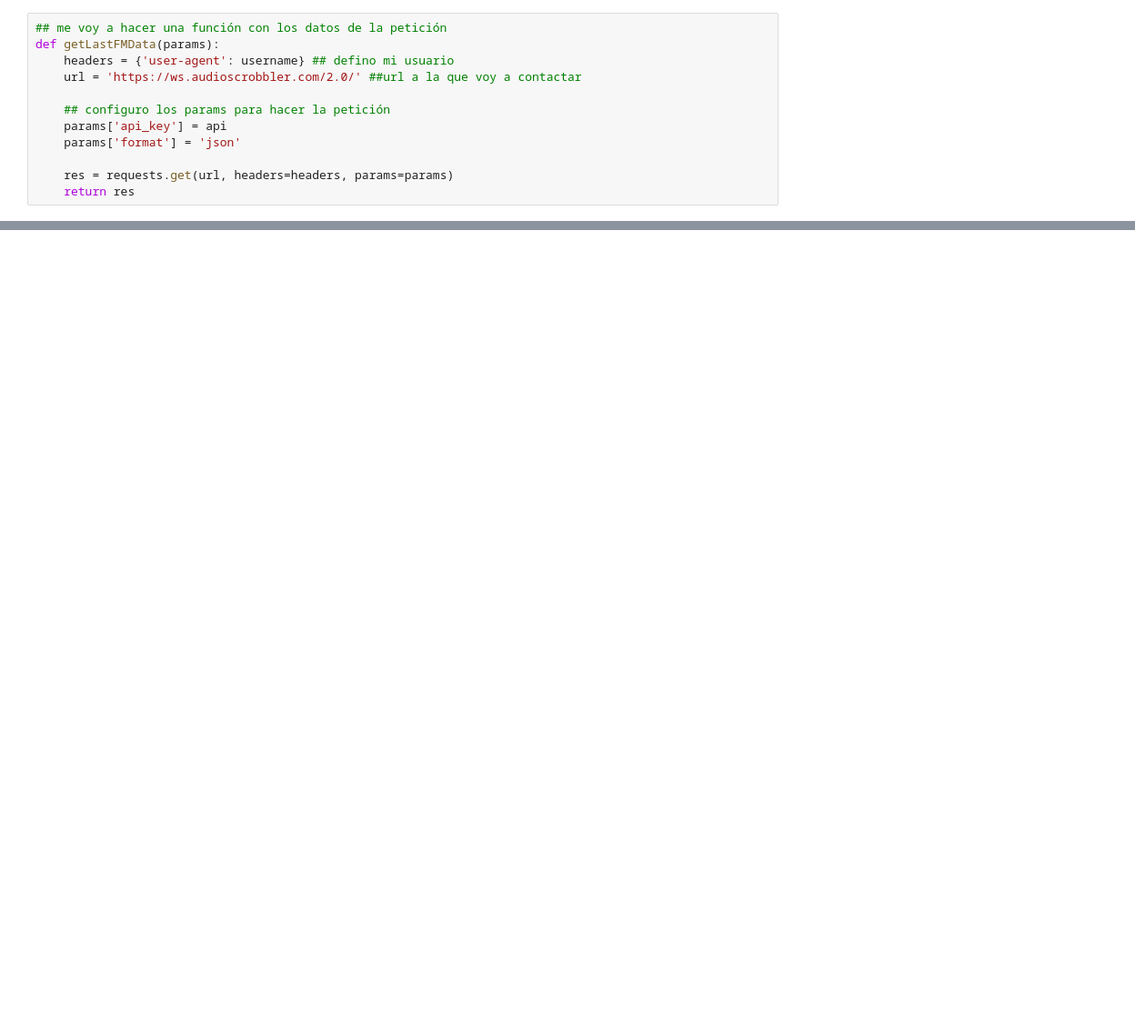
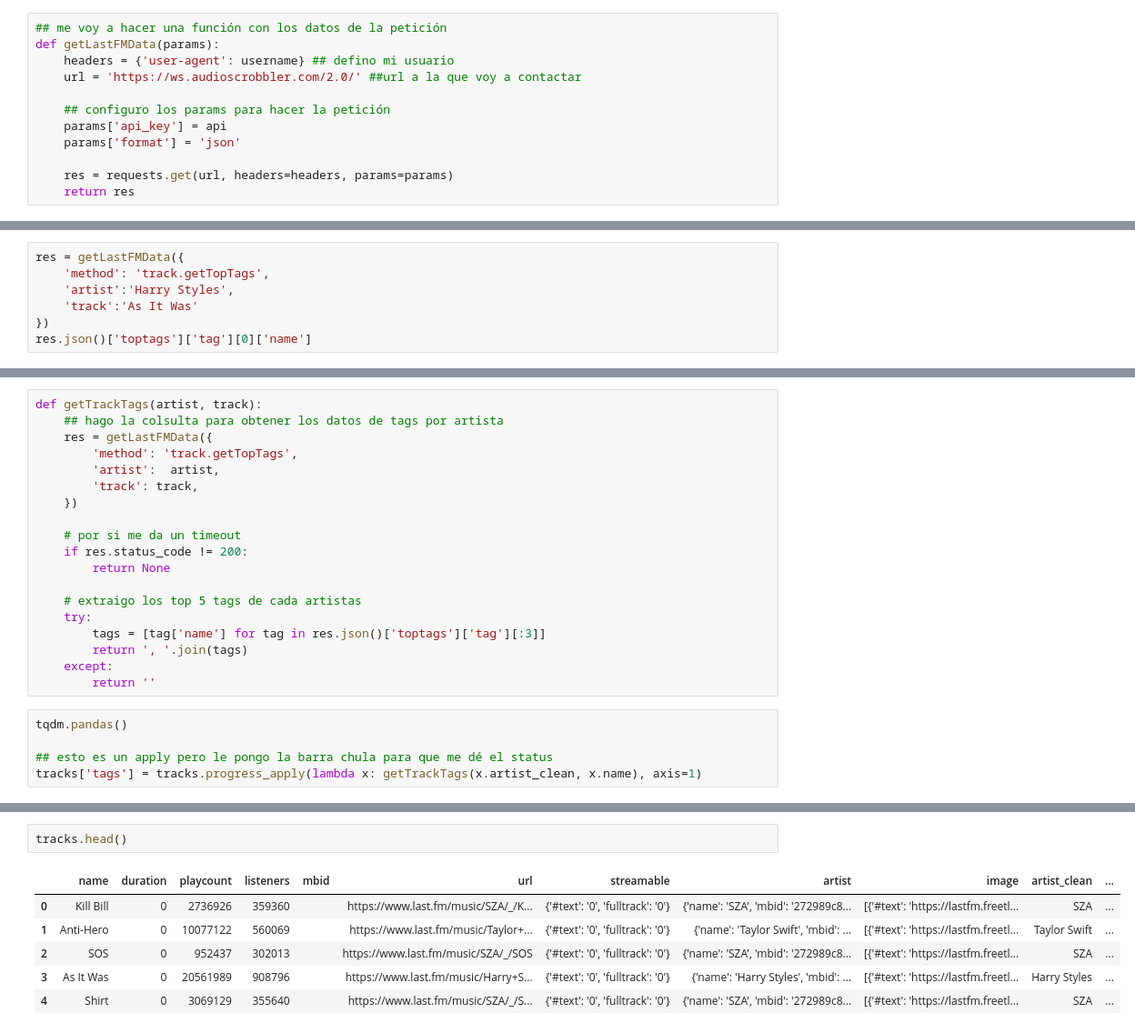
Before and after one commit to Ironhack-Data-Madrid-PartTime-Oct22/lab-APIs, a Jupyter notebook: solutions.ipynb, the cells around one changed output, grey strips where cells are left out. Shown: that part at 91% size. Saved outputs shown, nothing was run; the diff lists cells and outputs as text; blank space fills up the shorter version.

```diff
--- a/solutions.ipynb
+++ b/solutions.ipynb
@@ -171,0 +265,7 @@ artists.to_csv('artists_with_tags.csv')
+# %%
+res = getLastFMData({
+    'method': 'track.getTopTags',
+    'artist':'Harry Styles',
+    'track':'As It Was'
+})
+res.json()['toptags']['tag'][0]['name']
@@ -171,0 +278,24 @@ artists.to_csv('artists_with_tags.csv')
+# %%
+def getTrackTags(artist, track):
+    ## hago la colsulta para obtener los datos de tags por artista
+    res = getLastFMData({
+        'method': 'track.getTopTags',
+        'artist':  artist,
+        'track': track,
+    })
+
+    # por si me da un timeout
+    if res.status_code != 200:
+        return None
+
+    # extraigo los top 5 tags de cada artistas
+    try:
+        tags = [tag['name'] for tag in res.json()['toptags']['tag'][:3]]
+        return ', '.join(tags)
+    except:
+        return ''
+# %%
+tqdm.pandas()
+
+## esto es un apply pero le pongo la barra chula para que me dé el status
+tracks['tags'] = tracks.progress_apply(lambda x: getTrackTags(x.artist_clean, x.name), axis=1)
@@ -171,0 +313,9 @@ artists.to_csv('artists_with_tags.csv')
+# %%
+tracks.head()
+# %% [output]
+|  | name | duration | playcount | listeners | mbid | url | streamable | artist | image | artist_clean | ... |
+| 0 | Kill Bill | 0 | 2736926 | 359360 |  | https://www.last.fm/music/SZA/_/K... | {'#text': '0', 'fulltrack': '0'} | {'name': 'SZA', 'mbid': '272989c8... | [{'#text': 'https://lastfm.freetl... | SZA | ... |
+| 1 | Anti-Hero | 0 | 10077122 | 560069 |  | https://www.last.fm/music/Taylor+... | {'#text': '0', 'fulltrack': '0'} | {'name': 'Taylor Swift', 'mbid': ... | [{'#text': 'https://lastfm.freetl... | Taylor Swift | ... |
+| 2 | SOS | 0 | 952437 | 302013 |  | https://www.last.fm/music/SZA/_/SOS | {'#text': '0', 'fulltrack': '0'} | {'name': 'SZA', 'mbid': '272989c8... | [{'#text': 'https://lastfm.freetl... | SZA | ... |
+| 3 | As It Was | 0 | 20561989 | 908796 |  | https://www.last.fm/music/Harry+S... | {'#text': '0', 'fulltrack': '0'} | {'name': 'Harry Styles', 'mbid': ... | [{'#text': 'https://lastfm.freetl... | Harry Styles | ... |
+| 4 | Shirt | 0 | 3069129 | 355640 |  | https://www.last.fm/music/SZA/_/S... | {'#text': '0', 'fulltrack': '0'} | {'name': 'SZA', 'mbid': '272989c8... | [{'#text': 'https://lastfm.freetl... | SZA | ... |
```
Also changed, not shown: parts of 46 cells of this notebook.
